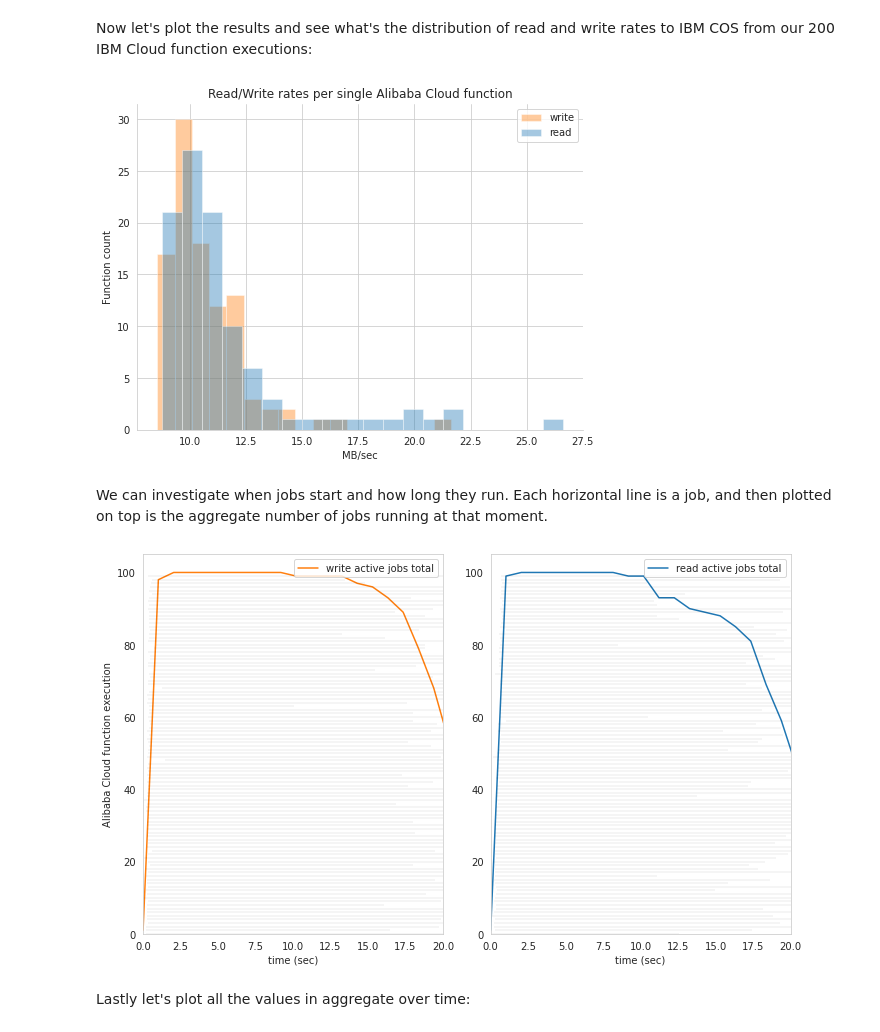
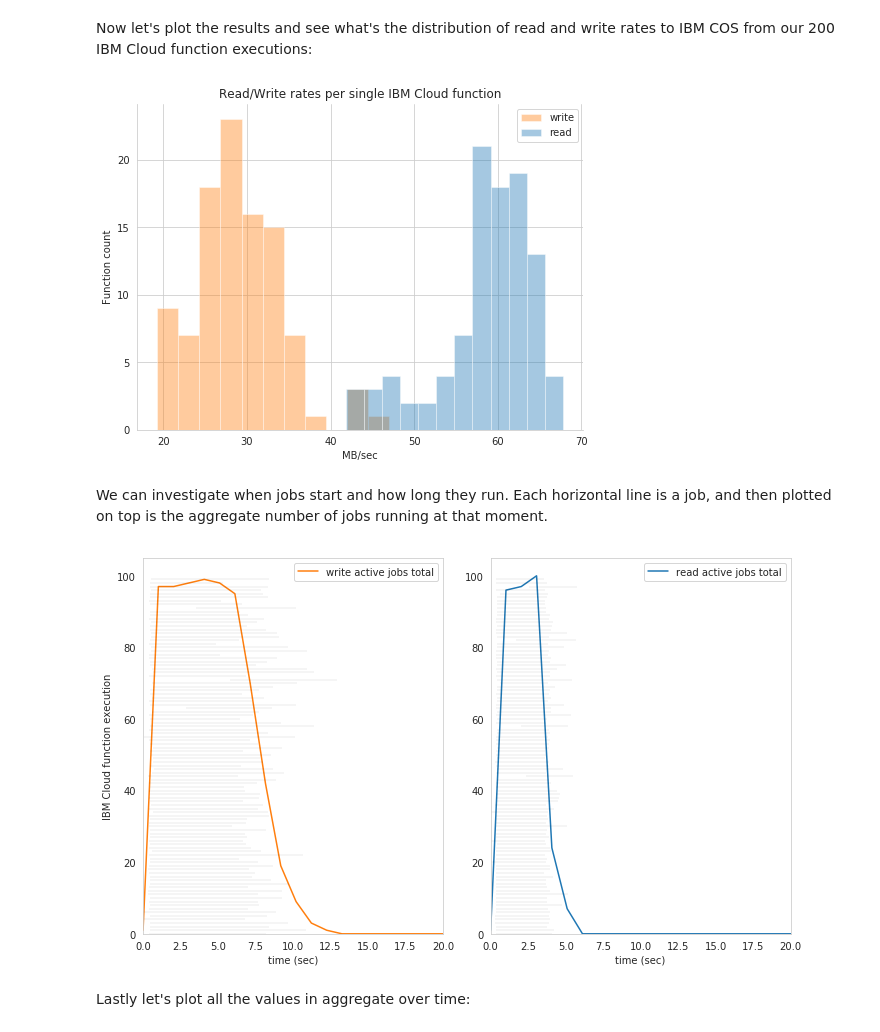
Before and after one commit to ecenurarslan/benchmarks, a Jupyter notebook: object_storage/os_benchmark.ipynb, the cells around one changed output. Saved outputs shown, nothing was run; the diff lists cells and outputs as text; code cells hidden in the pictures.

```diff
--- a/object_storage/os_benchmark.ipynb
+++ b/object_storage/os_benchmark.ipynb
@@ -18,4 +18,4 @@ Populating the interactive namespace from numpy and matplotlib
 # %% [markdown]
 **IMPORTANT** - We need to update the STORAGE_BACKEND and the CONTAINER variable with the Object Storage container that has been created for this experiment.
 # %%
-STORAGE_BACKEND = 'aliyun_oss'
+STORAGE_BACKEND = 'ibm_cos'
@@ -58,28 +40,28 @@ Now let's plot the results and see what's the distribution of read and write rat
 # %%
 current_palette = sns.color_palette()
 read_color = current_palette[0]
 write_color = current_palette[1]
 
 write_data = pickle.load(open(STORAGE_BACKEND+"/write.pickle", 'rb'))
 write = os_benchmark.compute_times_rates(write_data['results'])
 
 read_data = pickle.load(open(STORAGE_BACKEND+"/read.pickle", 'rb'))
 read_time_results = [r[:3] for r in read_data['results'] if r is not None]
 read  = os_benchmark.compute_times_rates(read_time_results)
 
 fig = pylab.figure(figsize=(8, 6))
 sns.distplot(write['rate'], label='write', color=write_color, kde=False)
 sns.distplot(read['rate'], label='read', color=read_color, kde=False)
 
 pylab.legend()
 pylab.xlabel("MB/sec")
 pylab.ylabel("Function count")
 pylab.grid(True)
-pylab.title("Read/Write rates per single Alibaba Cloud function")
+pylab.title("Read/Write rates per single IBM Cloud function")
 sns.despine()
 fig.savefig(STORAGE_BACKEND+"/rates.png")
 # %% [output]
-[figure, old version]
+[figure, new version]
 # %% [markdown]
 We can investigate when jobs start and how long they run. Each horizontal line is a job, and then plotted on top is the aggregate number of jobs running at that moment.
 # %%
@@ -107,13 +89,13 @@ for plot_i, (datum, l, c) in enumerate([(write, 'write', write_color),
     ax.set_ylim(0, len(datum['start_time'])*1.05)
     ax.set_xlabel("time (sec)")
     if plot_i == 0:
-        ax.set_ylabel("Alibaba Cloud function execution")
+        ax.set_ylabel("IBM Cloud function execution")
     ax.grid(False)
     ax.legend(loc='upper right')
 fig.tight_layout()
 fig.savefig(STORAGE_BACKEND+"/concurrency.png")
 # %% [output]
-[figure, old version]
+[figure, new version]
 # %% [markdown]
 Lastly let's plot all the values in aggregate over time:
 # %%
```
Also changed, not shown: parts of 5 cells of this notebook, 2 other files.
